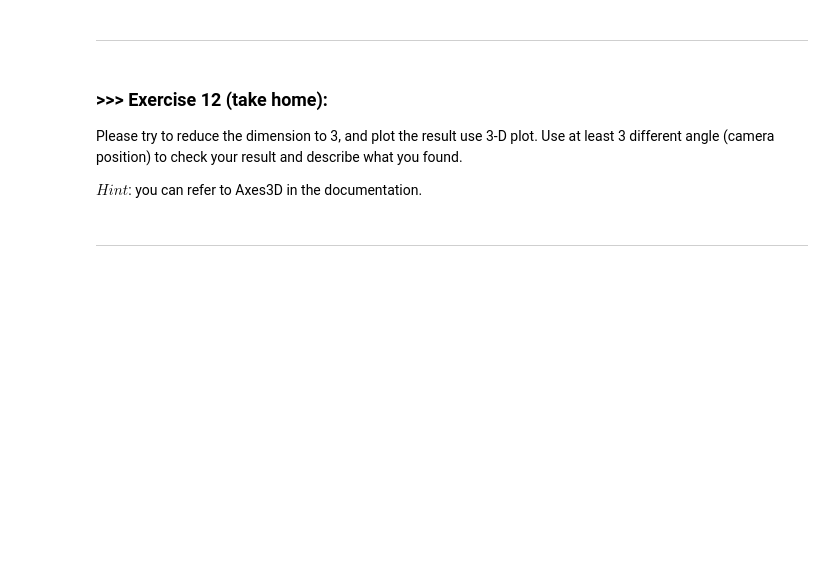
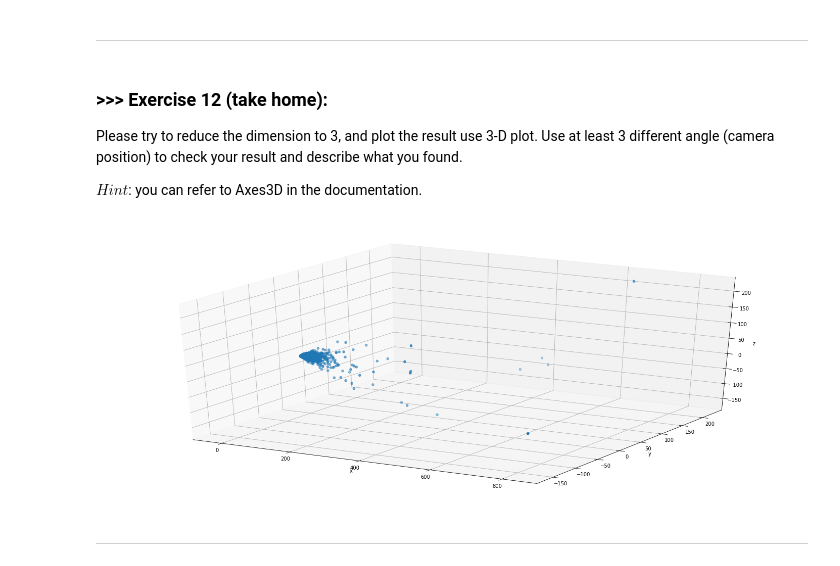
Before and after one commit to LeafLu0315/DM2020-Lab1-Master, a Jupyter notebook: DM2020-Lab1-Master.ipynb, the cells around one changed output. Saved outputs shown, nothing was run; the diff lists cells and outputs as text; code cells hidden in the pictures; blank space fills up the shorter version.

```diff
--- a/DM2020-Lab1-Master.ipynb
+++ b/DM2020-Lab1-Master.ipynb
@@ -1116,3 +1144,18 @@ $Hint$: you can refer to Axes3D in the documentation.
+# %%
+# Answer here
+X_reduced = PCA(n_components = 3).fit_transform(X_counts.toarray())
+x,y,z = X_reduced[:,0],X_reduced[:,1],X_reduced[:,2]
+#print("x = ",x,"y= ",y,"z=",z)
+fig = plt.figure(figsize=(25, 10))
+ax = fig.add_subplot(111, projection='3d') # 111的意思是把畫布分為1行1列，畫在第一個方格內。其實就是整個畫布。
+ax.scatter(x, y, z)
+ax.set_xlabel('x')
+ax.set_ylabel('y')
+ax.set_zlabel('z')
+plt.show()
+# Even doing reduction, there are always having outliers even in 3-dimensional, and still, there is much more data with in one place
+# %% [output]
+[figure, added]
 # %% [markdown]
 ---
 # %% [markdown]
```
Also changed, not shown: parts of 23 cells of this notebook.
